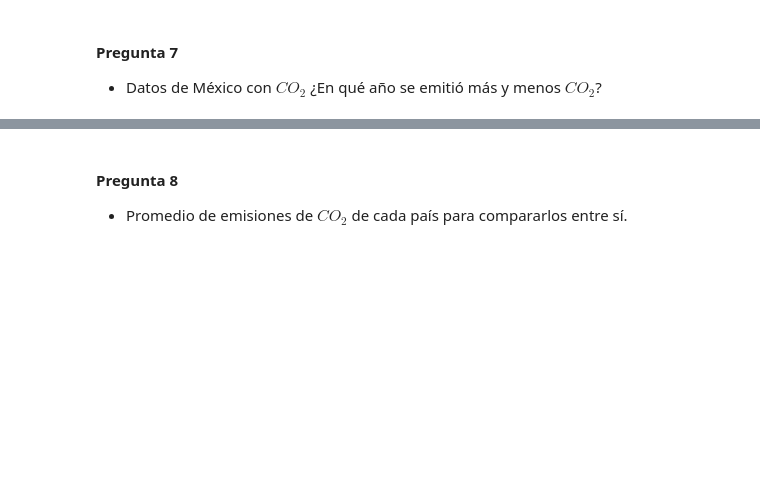
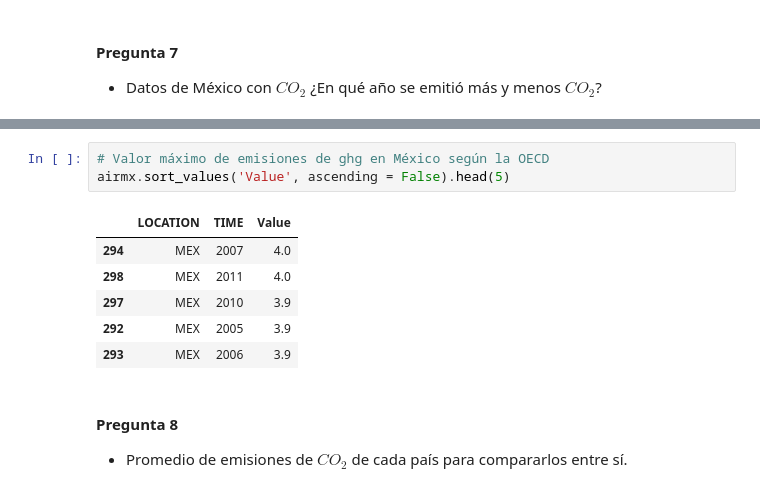
Before and after one commit to BennyRJZ/GHG, a Jupyter notebook: Bedu__Python.ipynb, the cells around one changed output, grey strips where cells are left out. Cells and saved outputs as stored; diff of their text form; blank space fills up the shorter version.

```diff
--- a/Bedu__Python.ipynb
+++ b/Bedu__Python.ipynb
@@ -312,3 +322,13 @@ ghg_per_subsector.sort_values('Amount', ascending = False)
+# %%
+# Valor máximo de emisiones de ghg en México según la OECD
+airmx.sort_values('Value', ascending = False).head(5)
+# %% [output]
+|  | LOCATION | TIME | Value |
+| 294 | MEX | 2007 | 4.0 |
+| 298 | MEX | 2011 | 4.0 |
+| 297 | MEX | 2010 | 3.9 |
+| 292 | MEX | 2005 | 3.9 |
+| 293 | MEX | 2006 | 3.9 |
 # %% [markdown]
 #### Pregunta 8
 - Promedio de emisiones de $CO_{2}$ de cada país para compararlos entre sí.
```
Also changed, not shown: parts of 5 cells of this notebook.
